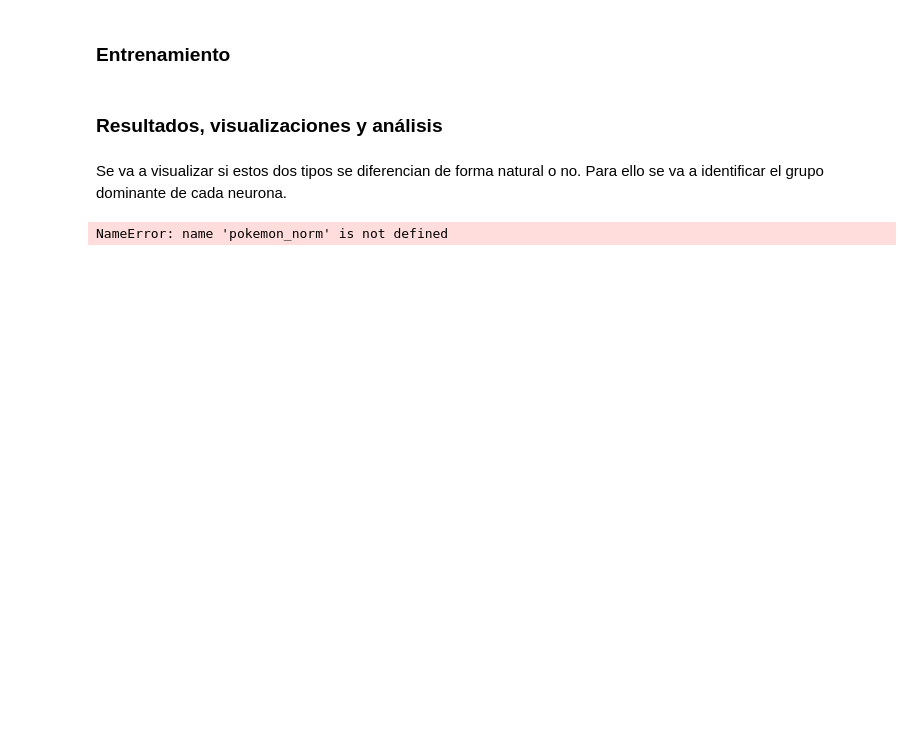
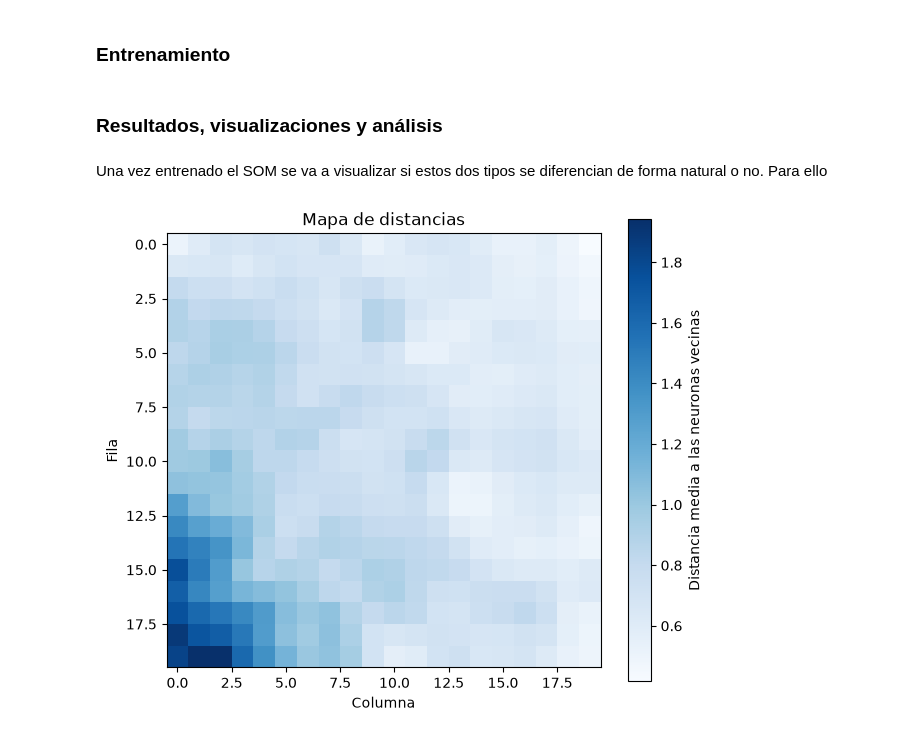
Before and after one commit to ClauGN/Tarea_Final_-AA, a Jupyter notebook: 2_SOM.ipynb, the cells around one changed output. Saved outputs shown, nothing was run; the diff lists cells and outputs as text; code cells hidden in the pictures; blank space fills up the shorter version.

```diff
--- a/2_SOM.ipynb
+++ b/2_SOM.ipynb
@@ -88,31 +101,23 @@ for i in range(EPOCAS):
 # %% [markdown]
 ### Resultados, visualizaciones y análisis
 # %% [markdown]
-Se va a visualizar si estos dos tipos se diferencian de forma natural o no. Para ello se va a identificar el grupo dominante de cada neurona.
+Una vez entrenado el SOM se va a visualizar si estos dos tipos se diferencian de forma natural o no. Para ello
 # %%
+# mapa de distancias
 LADO = 20
 distancias_mapa = np.zeros((LADO, LADO))
 for k in range(len(pesos)):
     vecinas = distancia(neuronas[k], neuronas) == 1
     fila, columna = neuronas[k]
     distancias_mapa[fila, columna] = distancia(pesos[k], pesos[vecinas]).mean()
 
-n_total = np.bincount(bmus, minlength=len(pesos))
-n_senal = np.bincount(bmus, weights=es_senal, minlength=len(pesos))
-
-fraccion = np.full(len(pesos), np.nan)          # NaN = neurona sin eventos
-ocupadas = n_total > 0
-
-fraccion[ocupadas] = n_senal[ocupadas] / n_total[ocupadas]
-mapa_senal = np.full((LADO, LADO), np.nan)
-mapa_senal[neuronas[:, 0], neuronas[:, 1]] = fraccion
-
 fig, ax = plt.subplots(figsize=(7, 6))
-imagen = ax.imshow(mapa_senal, cmap="coolwarm", norm=norma)
-umbral_frontera = np.percentile(distancias_mapa, 80)   # el 20 % de distancias más altas
-ax.contour(distancias_mapa, levels=[umbral_frontera], colors="black", linewidths=1)
-fig.colorbar(imagen, label="Fracción de eventos de señal")
-ax.set_title("Fracción de señal y fronteras del mapa")
+imagen = ax.imshow(distancias_mapa, cmap="Blues")
+fig.colorbar(imagen, label="Distancia media a las neuronas vecinas")
+ax.set_title("Mapa de distancias")
+ax.set_xlabel("Columna")
+ax.set_ylabel("Fila")
 plt.show()
+# las zonas claras son neuronas parecidas entre sí, es decir, posibles grupos. Las oscuras marcan fronteras entre grupos.
 # %% [output]
-NameError: name 'pokemon_norm' is not defined
+[figure, added]
```
Also changed, not shown: parts of 10 cells of this notebook.
